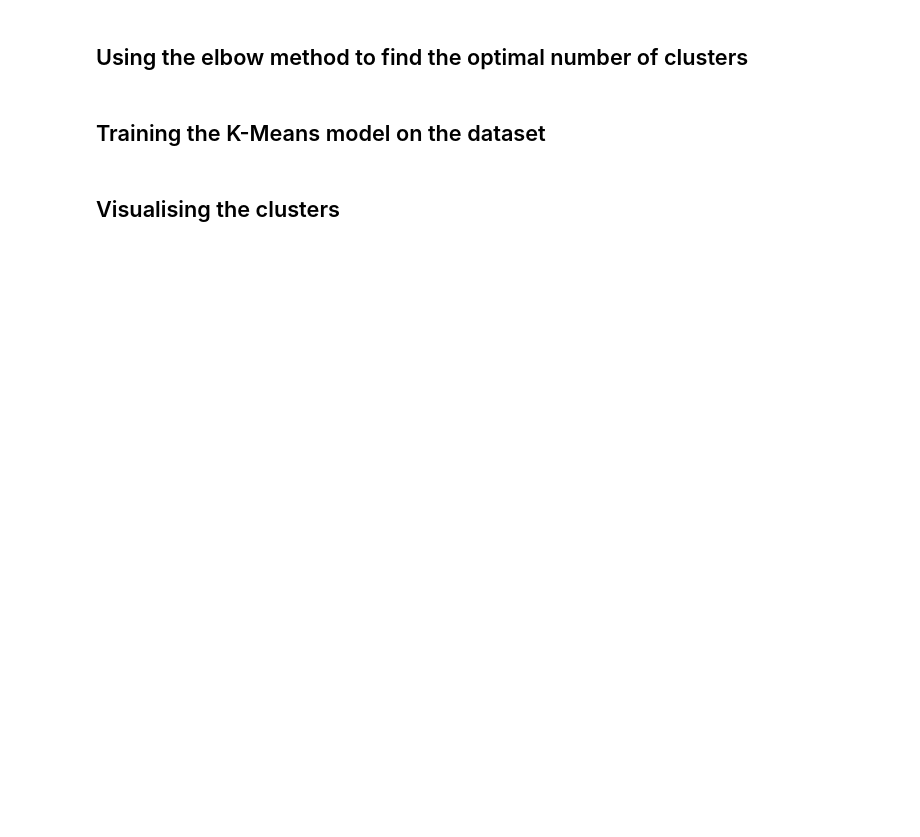
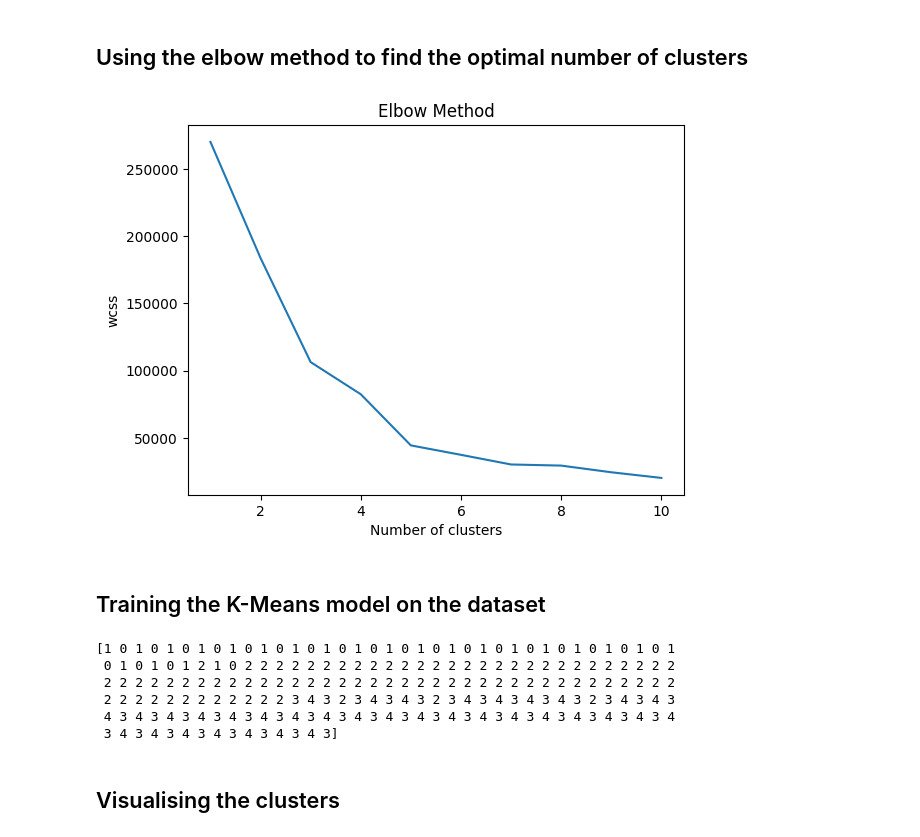
Before and after one commit to reach-jassi/ML, a Jupyter notebook: k_means_clustering.ipynb, the cells around one changed output. Saved outputs shown, nothing was run; the diff lists cells and outputs as text; code cells hidden in the pictures; blank space fills up the shorter version.

```diff
--- a/k_means_clustering.ipynb
+++ b/k_means_clustering.ipynb
@@ -36,11 +18,29 @@ X = dataset.iloc[:, [3,4]].values
 # %%
 from sklearn.cluster import KMeans
 wcss = []
 for i in range(1,11):
   kmeans = KMeans(n_clusters=i, init='k-means++')
   kmeans.fit(X)
   wcss.append(kmeans.inertia_)
+plt.plot(range(1,11), wcss)
+plt.title('Elbow Method')
+plt.xlabel('Number of clusters')
+plt.ylabel('wcss')
+plt.show()
+# %% [output]
+[figure, added]
 # %% [markdown]
 ## Training the K-Means model on the dataset
+# %%
+kmeans = KMeans(n_clusters=5, init='k-means++')
+y_kmeans = kmeans.fit_predict(X)
+print(y_kmeans)
+# %% [output]
+[1 0 1 0 1 0 1 0 1 0 1 0 1 0 1 0 1 0 1 0 1 0 1 0 1 0 1 0 1 0 1 0 1 0 1 0 1
+ 0 1 0 1 0 1 2 1 0 2 2 2 2 2 2 2 2 2 2 2 2 2 2 2 2 2 2 2 2 2 2 2 2 2 2 2 2
+ 2 2 2 2 2 2 2 2 2 2 2 2 2 2 2 2 2 2 2 2 2 2 2 2 2 2 2 2 2 2 2 2 2 2 2 2 2
+ 2 2 2 2 2 2 2 2 2 2 2 2 3 4 3 2 3 4 3 4 3 2 3 4 3 4 3 4 3 4 3 2 3 4 3 4 3
+ 4 3 4 3 4 3 4 3 4 3 4 3 4 3 4 3 4 3 4 3 4 3 4 3 4 3 4 3 4 3 4 3 4 3 4 3 4
+ 3 4 3 4 3 4 3 4 3 4 3 4 3 4 3]
 # %% [markdown]
 ## Visualising the clusters
```
Also changed, not shown: parts of 2 cells of this notebook.
